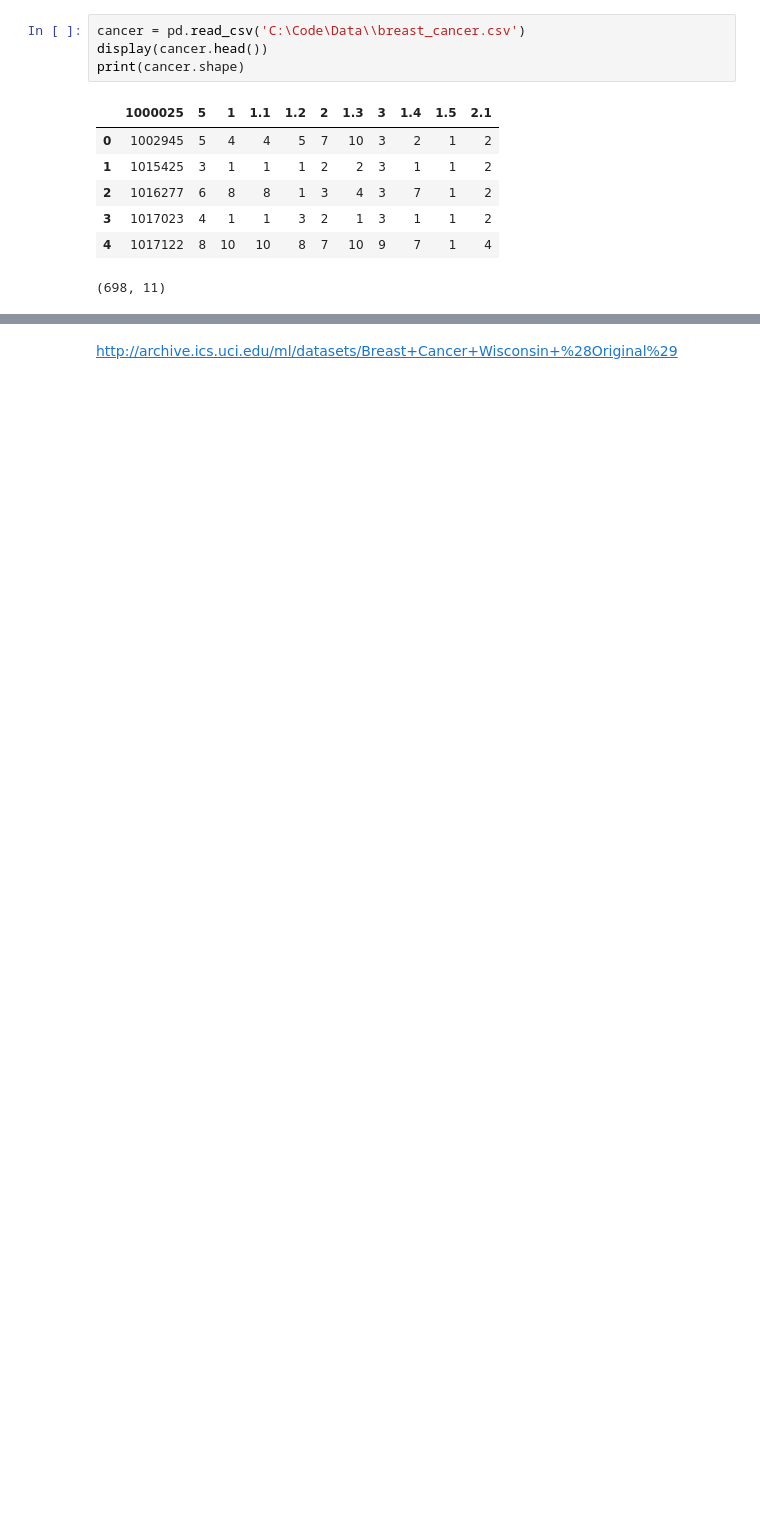
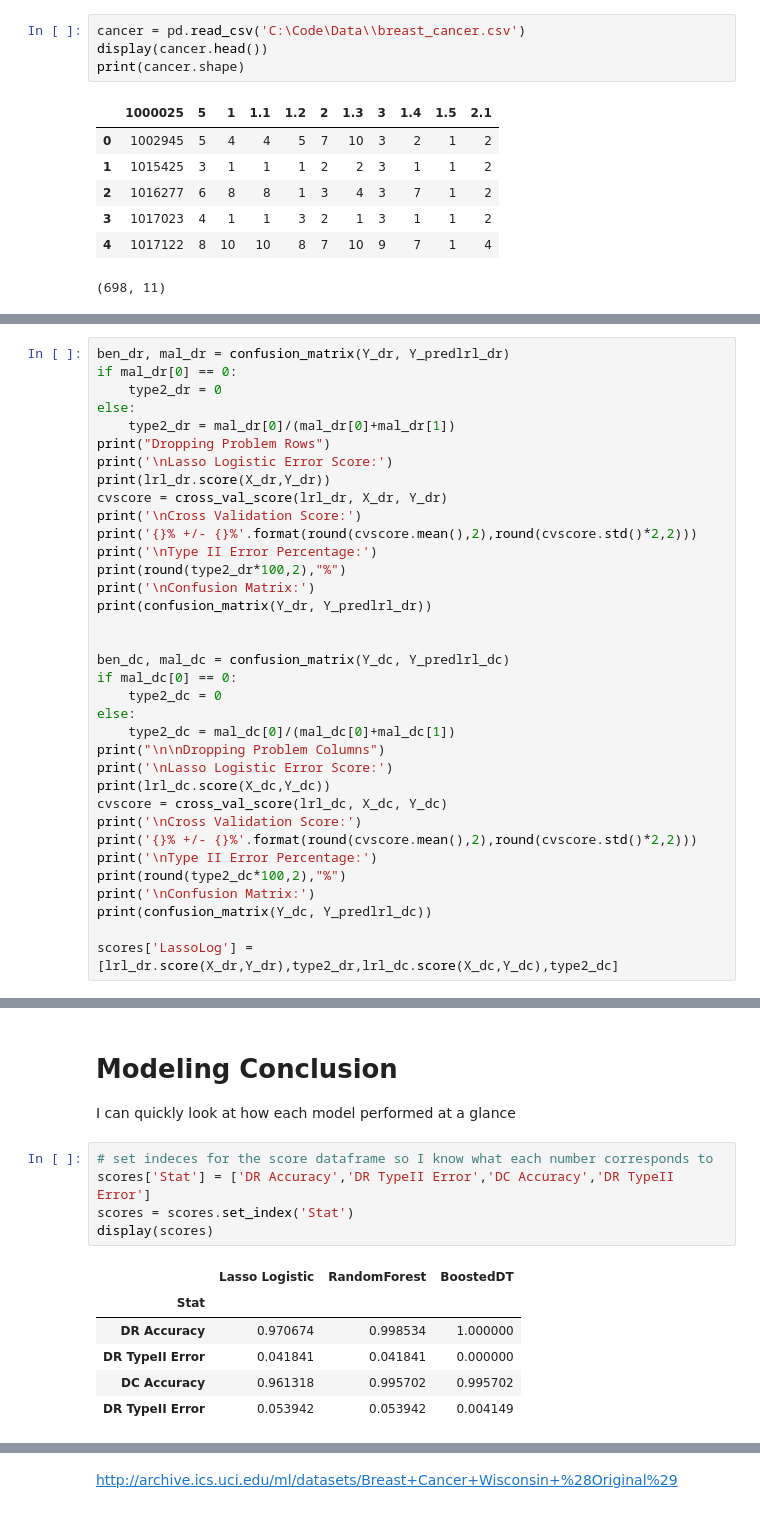
Before and after one commit to bstano/Supervised-Learning, a Jupyter notebook: Cancer Diagnostics.ipynb, the cells around one changed output, grey strips where cells are left out. Drawn from its saved outputs; the diff is of its cells as text; blank space fills up the shorter version.

```diff
--- a/Cancer Diagnostics.ipynb
+++ b/Cancer Diagnostics.ipynb
@@ -315,0 +452,35 @@ Both models appear to work best when dropping the problem data rows than when dr
+# %%
+ben_dr, mal_dr = confusion_matrix(Y_dr, Y_predlrl_dr)
+if mal_dr[0] == 0:
+    type2_dr = 0
+else:
+    type2_dr = mal_dr[0]/(mal_dr[0]+mal_dr[1])
+print("Dropping Problem Rows")
+print('\nLasso Logistic Error Score:')
+print(lrl_dr.score(X_dr,Y_dr))
+cvscore = cross_val_score(lrl_dr, X_dr, Y_dr)
+print('\nCross Validation Score:')
+print('{}% +/- {}%'.format(round(cvscore.mean(),2),round(cvscore.std()*2,2)))
+print('\nType II Error Percentage:')
+print(round(type2_dr*100,2),"%")
+print('\nConfusion Matrix:')
+print(confusion_matrix(Y_dr, Y_predlrl_dr))
+
+
+ben_dc, mal_dc = confusion_matrix(Y_dc, Y_predlrl_dc)
+if mal_dc[0] == 0:
+    type2_dc = 0
+else:
+    type2_dc = mal_dc[0]/(mal_dc[0]+mal_dc[1])
+print("\n\nDropping Problem Columns")
+print('\nLasso Logistic Error Score:')
+print(lrl_dc.score(X_dc,Y_dc))
+cvscore = cross_val_score(lrl_dc, X_dc, Y_dc)
+print('\nCross Validation Score:')
+print('{}% +/- {}%'.format(round(cvscore.mean(),2),round(cvscore.std()*2,2)))
+print('\nType II Error Percentage:')
+print(round(type2_dc*100,2),"%")
+print('\nConfusion Matrix:')
+print(confusion_matrix(Y_dc, Y_predlrl_dc))
+
+scores['LassoLog'] = [lrl_dr.score(X_dr,Y_dr),type2_dr,lrl_dc.score(X_dc,Y_dc),type2_dc]
@@ -315,0 +505,16 @@ Both models appear to work best when dropping the problem data rows than when dr
+# %% [markdown]
+# Modeling Conclusion
+
+I can quickly look at how each model performed at a glance
+# %%
+# set indeces for the score dataframe so I know what each number corresponds to
+scores['Stat'] = ['DR Accuracy','DR TypeII Error','DC Accuracy','DR TypeII Error']
+scores = scores.set_index('Stat')
+display(scores)
+# %% [output]
+|  | Lasso Logistic | RandomForest | BoostedDT |
+| Stat |  |  |  |
+| DR Accuracy | 0.970674 | 0.998534 | 1.000000 |
+| DR TypeII Error | 0.041841 | 0.041841 | 0.000000 |
+| DC Accuracy | 0.961318 | 0.995702 | 0.995702 |
+| DR TypeII Error | 0.053942 | 0.053942 | 0.004149 |
```
Also changed, not shown: parts of 72 cells of this notebook.
